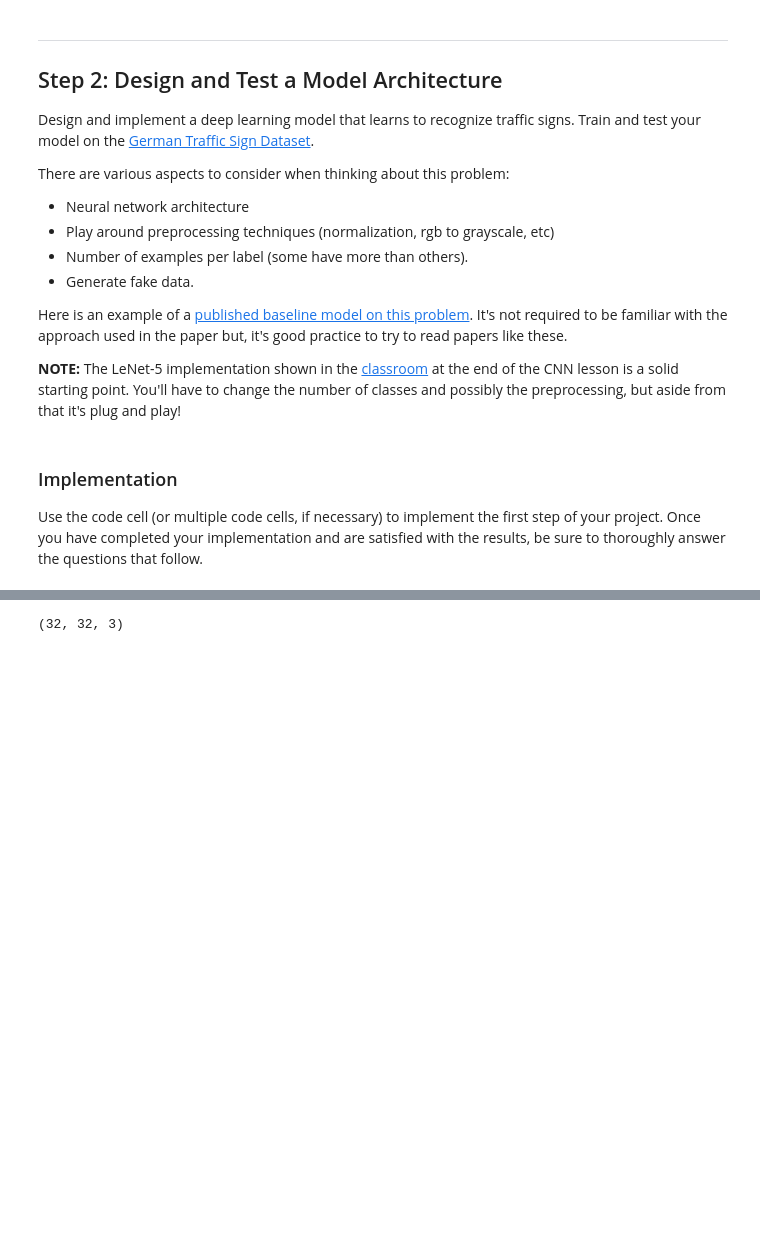
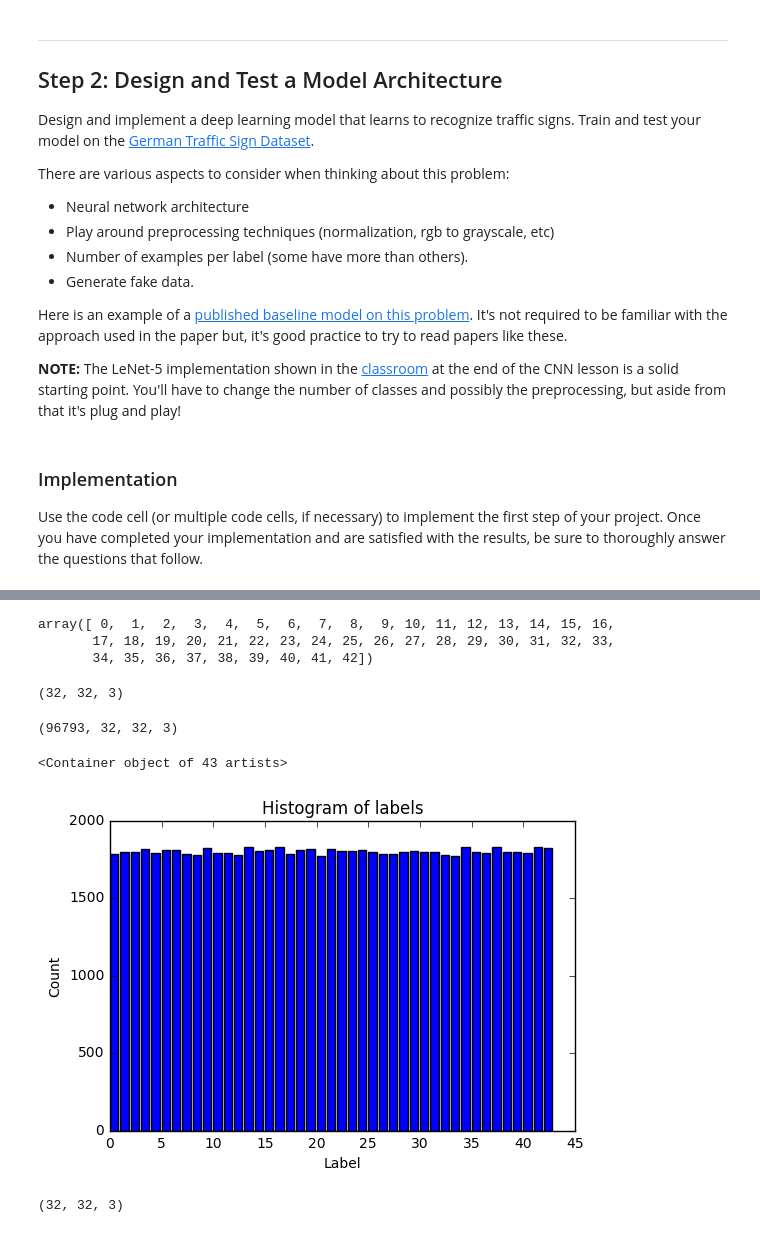
Before and after one commit to h-shib/CarND-Traffic-Sign-P2, a Jupyter notebook: Traffic_Sign_Classifier.ipynb, the cells around one changed output, grey strips where cells are left out. Cells and saved outputs as stored; diff of their text form; code cells hidden in the pictures; blank space fills up the shorter version.

```diff
--- a/Traffic_Sign_Classifier.ipynb
+++ b/Traffic_Sign_Classifier.ipynb
@@ -168,0 +184,10 @@ def transform_image(img, rotation_range, shift_range):
+# %%
+np.unique(y_train)
+# %% [output]
+array([ 0,  1,  2,  3,  4,  5,  6,  7,  8,  9, 10, 11, 12, 13, 14, 15, 16,
+       17, 18, 19, 20, 21, 22, 23, 24, 25, 26, 27, 28, 29, 30, 31, 32, 33,
+       34, 35, 36, 37, 38, 39, 40, 41, 42])
+# %%
+X_train[0].shape
+# %% [output]
+(32, 32, 3)
@@ -169,3 +211,18 @@ def transform_image(img, rotation_range, shift_range):
+# %%
+X_train.shape
+# %% [output]
+(96793, 32, 32, 3)
+# %%
+# Count labels again
+x_axis = np.unique(y_train)
+y_axis = np.bincount(y_train)
+plt.title('Histogram of labels')
+plt.xlabel('Label')
+plt.ylabel('Count')
+plt.bar(x_axis, y_axis)
+# %% [output]
+<Container object of 43 artists>
+[figure, added]
 # %%
 test_img = X_train[0]
 print(test_img.shape)
```
Also changed, not shown: parts of 6 cells of this notebook.
